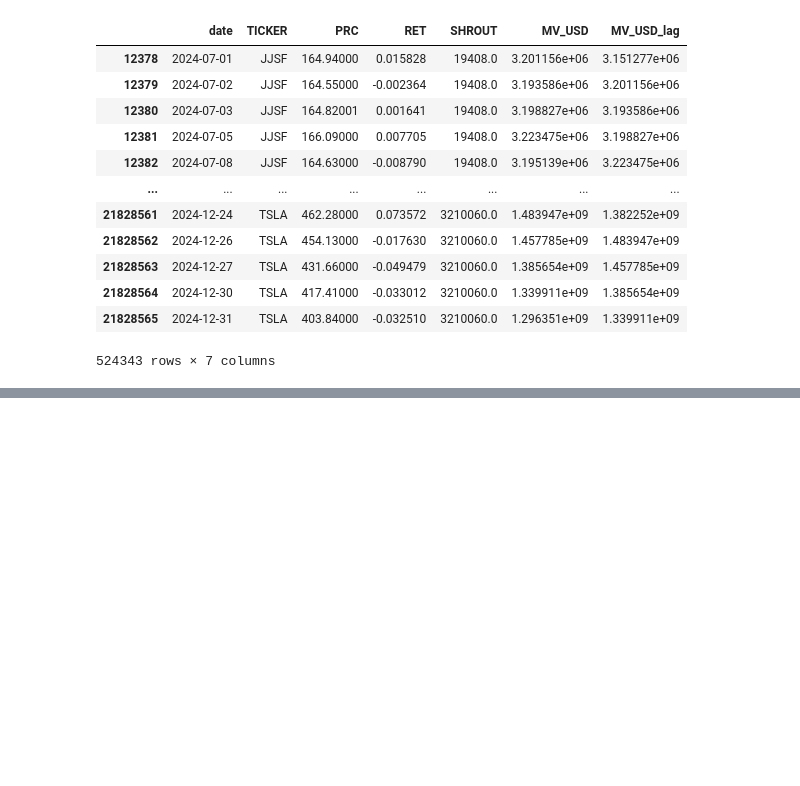
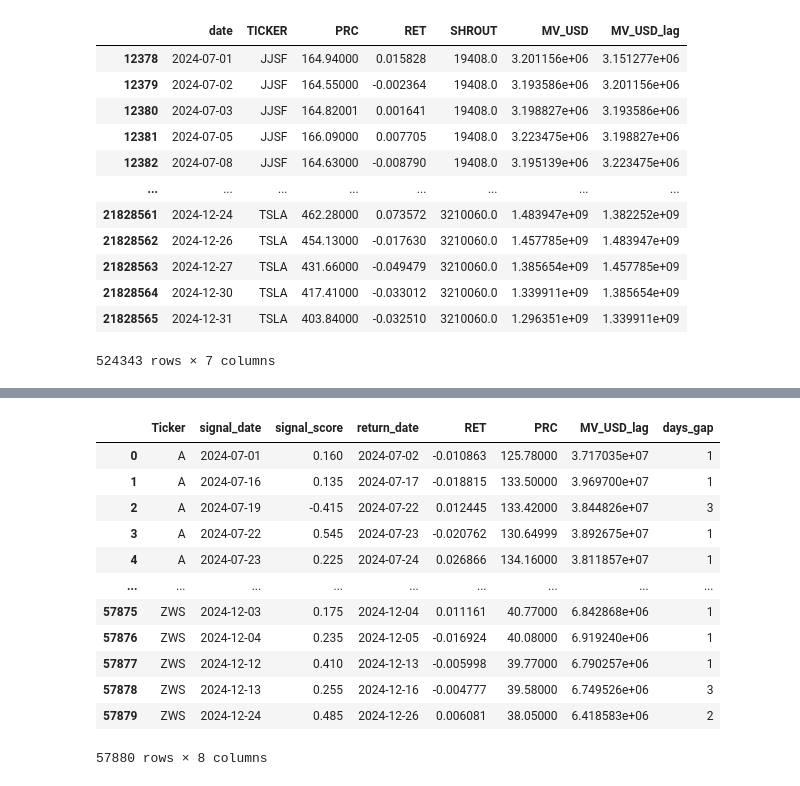
Before and after one commit to SwarajStha/CampusChallenge-Group-15, a Jupyter notebook: data/data.ipynb, the cells around one changed output, grey strips where cells are left out. Cells and saved outputs as stored; diff of their text form; code cells hidden in the pictures; blank space fills up the shorter version.

Commit message:
Signal-file created and cleaned + Portfolio creation started

```diff
--- a/data/data.ipynb
+++ b/data/data.ipynb
@@ -49 +49,20 @@ cleaned_daily_data
 142266 rows × 7 columns
+# %%
+import pandas as pd
+
+signal_return_data = pd.read_csv('signal_return_panel.csv')
+signal_return_data
+# %% [output]
+|  | Ticker | signal_date | signal_score | return_date | RET | PRC | MV_USD_lag | days_gap |
+| 0 | A | 2024-07-01 | 0.160 | 2024-07-02 | -0.010863 | 125.78000 | 3.717035e+07 | 1 |
+| 1 | A | 2024-07-16 | 0.135 | 2024-07-17 | -0.018815 | 133.50000 | 3.969700e+07 | 1 |
+| 2 | A | 2024-07-19 | -0.415 | 2024-07-22 | 0.012445 | 133.42000 | 3.844826e+07 | 3 |
+| 3 | A | 2024-07-22 | 0.545 | 2024-07-23 | -0.020762 | 130.64999 | 3.892675e+07 | 1 |
+| 4 | A | 2024-07-23 | 0.225 | 2024-07-24 | 0.026866 | 134.16000 | 3.811857e+07 | 1 |
+| ... | ... | ... | ... | ... | ... | ... | ... | ... |
+| 57875 | ZWS | 2024-12-03 | 0.175 | 2024-12-04 | 0.011161 | 40.77000 | 6.842868e+06 | 1 |
+| 57876 | ZWS | 2024-12-04 | 0.235 | 2024-12-05 | -0.016924 | 40.08000 | 6.919240e+06 | 1 |
+| 57877 | ZWS | 2024-12-12 | 0.410 | 2024-12-13 | -0.005998 | 39.77000 | 6.790257e+06 | 1 |
+| 57878 | ZWS | 2024-12-13 | 0.255 | 2024-12-16 | -0.004777 | 39.58000 | 6.749526e+06 | 3 |
+| 57879 | ZWS | 2024-12-24 | 0.485 | 2024-12-26 | 0.006081 | 38.05000 | 6.418583e+06 | 2 |
+57880 rows × 8 columns
```
Also changed, not shown: parts of 1 cell of this notebook, 19 other files.
